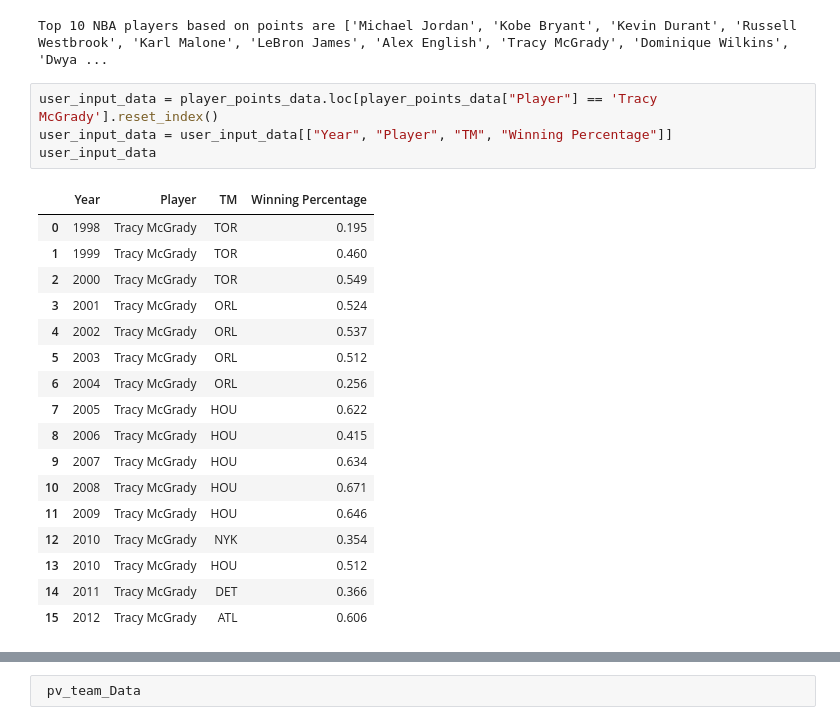
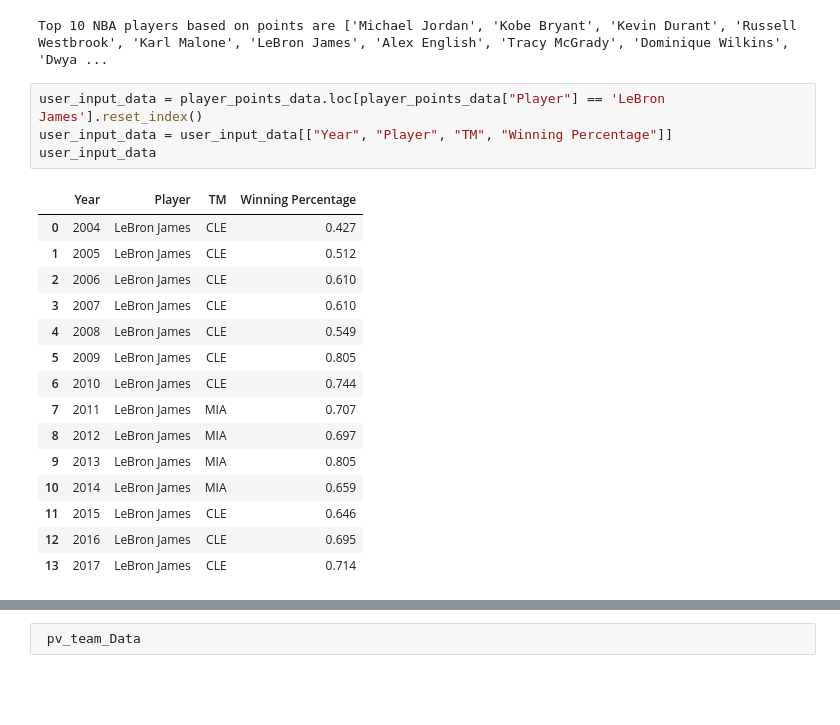
Before and after one commit to Kate-Yayla/Project1-Historical-NBA-Analysis, a Jupyter notebook: NBA Analysis.ipynb, the cells around one changed output, grey strips where cells are left out. Cells and saved outputs as stored; diff of their text form; blank space fills up the shorter version.

Commit message:
Question 3 Dataframe complete

```diff
--- a/NBA Analysis.ipynb
+++ b/NBA Analysis.ipynb
@@ -710,27 +710,25 @@ print(f"Top 10 NBA players based on points are {top_10}")
 # %% [output]
 Top 10 NBA players based on points are ['Michael Jordan', 'Kobe Bryant', 'Kevin Durant', 'Russell Westbrook', 'Karl Malone', 'LeBron James', 'Alex English', 'Tracy McGrady', 'Dominique Wilkins', 'Dwya ...
 # %%
-user_input_data = player_points_data.loc[player_points_data["Player"] == 'Tracy McGrady'].reset_index()
+user_input_data = player_points_data.loc[player_points_data["Player"] == 'LeBron James'].reset_index()
 user_input_data = user_input_data[["Year", "Player", "TM", "Winning Percentage"]]
 user_input_data
 # %% [output]
 |  | Year | Player | TM | Winning Percentage |
-| 0 | 1998 | Tracy McGrady | TOR | 0.195 |
-| 1 | 1999 | Tracy McGrady | TOR | 0.460 |
-| 2 | 2000 | Tracy McGrady | TOR | 0.549 |
-| 3 | 2001 | Tracy McGrady | ORL | 0.524 |
-| 4 | 2002 | Tracy McGrady | ORL | 0.537 |
-| 5 | 2003 | Tracy McGrady | ORL | 0.512 |
-| 6 | 2004 | Tracy McGrady | ORL | 0.256 |
-| 7 | 2005 | Tracy McGrady | HOU | 0.622 |
-| 8 | 2006 | Tracy McGrady | HOU | 0.415 |
-| 9 | 2007 | Tracy McGrady | HOU | 0.634 |
-| 10 | 2008 | Tracy McGrady | HOU | 0.671 |
-| 11 | 2009 | Tracy McGrady | HOU | 0.646 |
-| 12 | 2010 | Tracy McGrady | NYK | 0.354 |
-| 13 | 2010 | Tracy McGrady | HOU | 0.512 |
-| 14 | 2011 | Tracy McGrady | DET | 0.366 |
-| 15 | 2012 | Tracy McGrady | ATL | 0.606 |
+| 0 | 2004 | LeBron James | CLE | 0.427 |
+| 1 | 2005 | LeBron James | CLE | 0.512 |
+| 2 | 2006 | LeBron James | CLE | 0.610 |
+| 3 | 2007 | LeBron James | CLE | 0.610 |
+| 4 | 2008 | LeBron James | CLE | 0.549 |
+| 5 | 2009 | LeBron James | CLE | 0.805 |
+| 6 | 2010 | LeBron James | CLE | 0.744 |
+| 7 | 2011 | LeBron James | MIA | 0.707 |
+| 8 | 2012 | LeBron James | MIA | 0.697 |
+| 9 | 2013 | LeBron James | MIA | 0.805 |
+| 10 | 2014 | LeBron James | MIA | 0.659 |
+| 11 | 2015 | LeBron James | CLE | 0.646 |
+| 12 | 2016 | LeBron James | CLE | 0.695 |
+| 13 | 2017 | LeBron James | CLE | 0.714 |
 # %%
 new_team = []
 year = []
```
Also changed, not shown: parts of 5 cells of this notebook.
